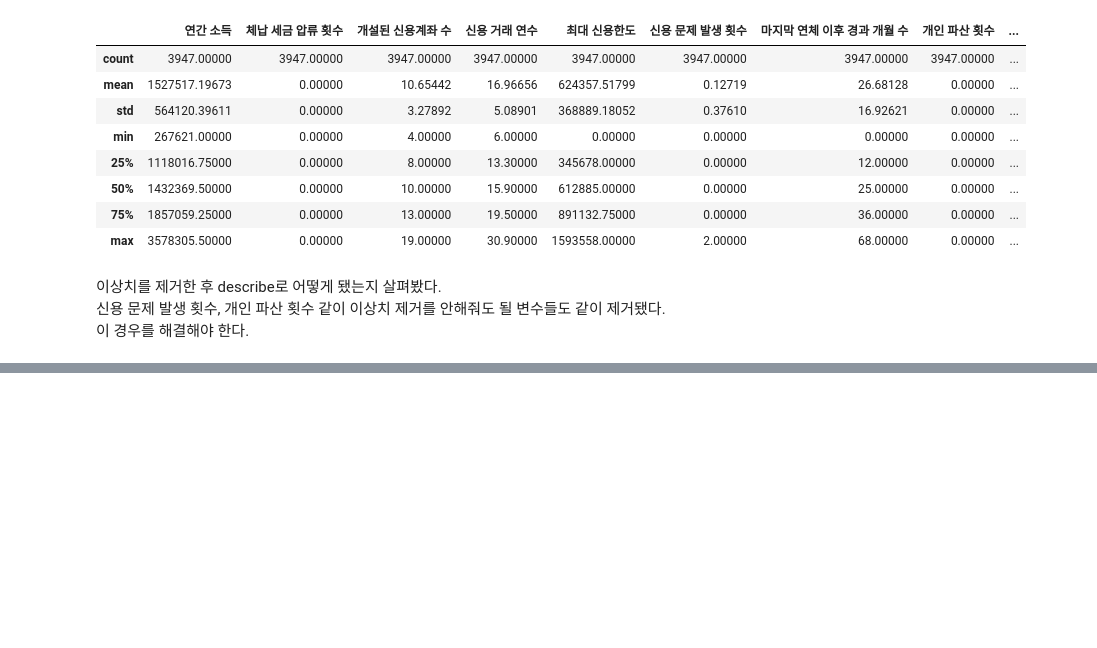
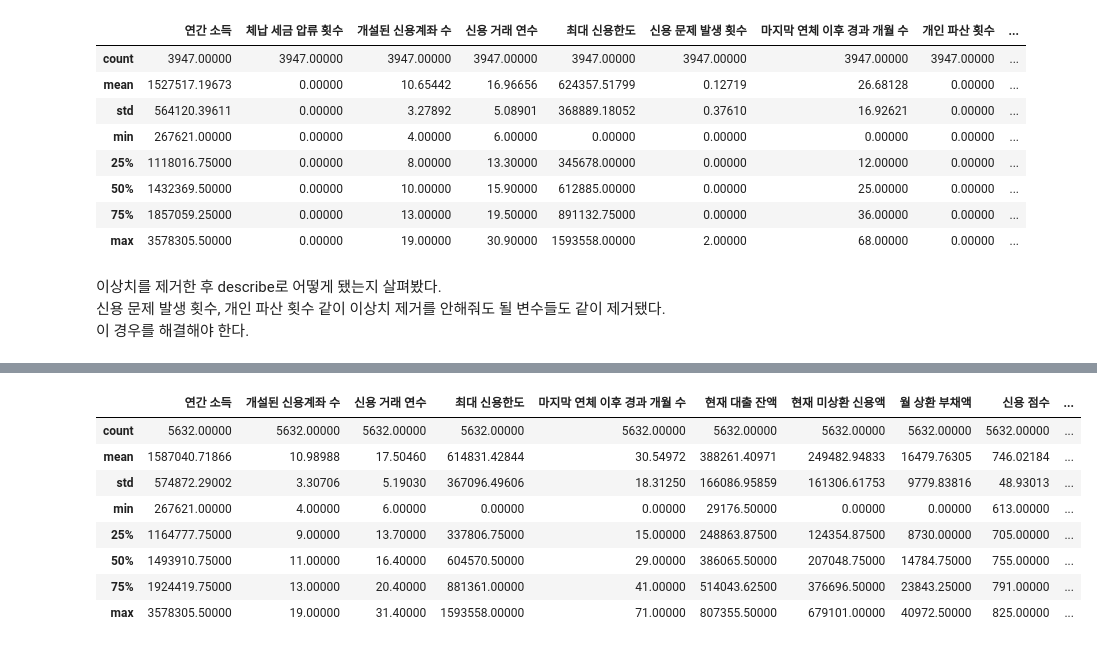
Before and after one commit to jayiuk/default-pred, a Jupyter notebook: eda_data.ipynb, the cells around one changed output, grey strips where cells are left out. Cells and saved outputs as stored; diff of their text form; code cells hidden in the pictures; blank space fills up the shorter version.

```diff
--- a/eda_data.ipynb
+++ b/eda_data.ipynb
@@ -242,0 +304,12 @@ train_nooutlier.describe()
+# %%
+train_no_outlier.describe()
+# %% [output]
+|  | 연간 소득 | 개설된 신용계좌 수 | 신용 거래 연수 | 최대 신용한도 | 마지막 연체 이후 경과 개월 수 | 현재 대출 잔액 | 현재 미상환 신용액 | 월 상환 부채액 | 신용 점수 | ... |
+| count | 5632.00000 | 5632.00000 | 5632.00000 | 5632.00000 | 5632.00000 | 5632.00000 | 5632.00000 | 5632.00000 | 5632.00000 | ... |
+| mean | 1587040.71866 | 10.98988 | 17.50460 | 614831.42844 | 30.54972 | 388261.40971 | 249482.94833 | 16479.76305 | 746.02184 | ... |
+| std | 574872.29002 | 3.30706 | 5.19030 | 367096.49606 | 18.31250 | 166086.95859 | 161306.61753 | 9779.83816 | 48.93013 | ... |
+| min | 267621.00000 | 4.00000 | 6.00000 | 0.00000 | 0.00000 | 29176.50000 | 0.00000 | 0.00000 | 613.00000 | ... |
+| 25% | 1164777.75000 | 9.00000 | 13.70000 | 337806.75000 | 15.00000 | 248863.87500 | 124354.87500 | 8730.00000 | 705.00000 | ... |
+| 50% | 1493910.75000 | 11.00000 | 16.40000 | 604570.50000 | 29.00000 | 386065.50000 | 207048.75000 | 14784.75000 | 755.00000 | ... |
+| 75% | 1924419.75000 | 13.00000 | 20.40000 | 881361.00000 | 41.00000 | 514043.62500 | 376696.50000 | 23843.25000 | 791.00000 | ... |
+| max | 3578305.50000 | 19.00000 | 31.40000 | 1593558.00000 | 71.00000 | 807355.50000 | 679101.00000 | 40972.50000 | 825.00000 | ... |
```
Also changed, not shown: parts of 7 cells of this notebook, 1 other file.
